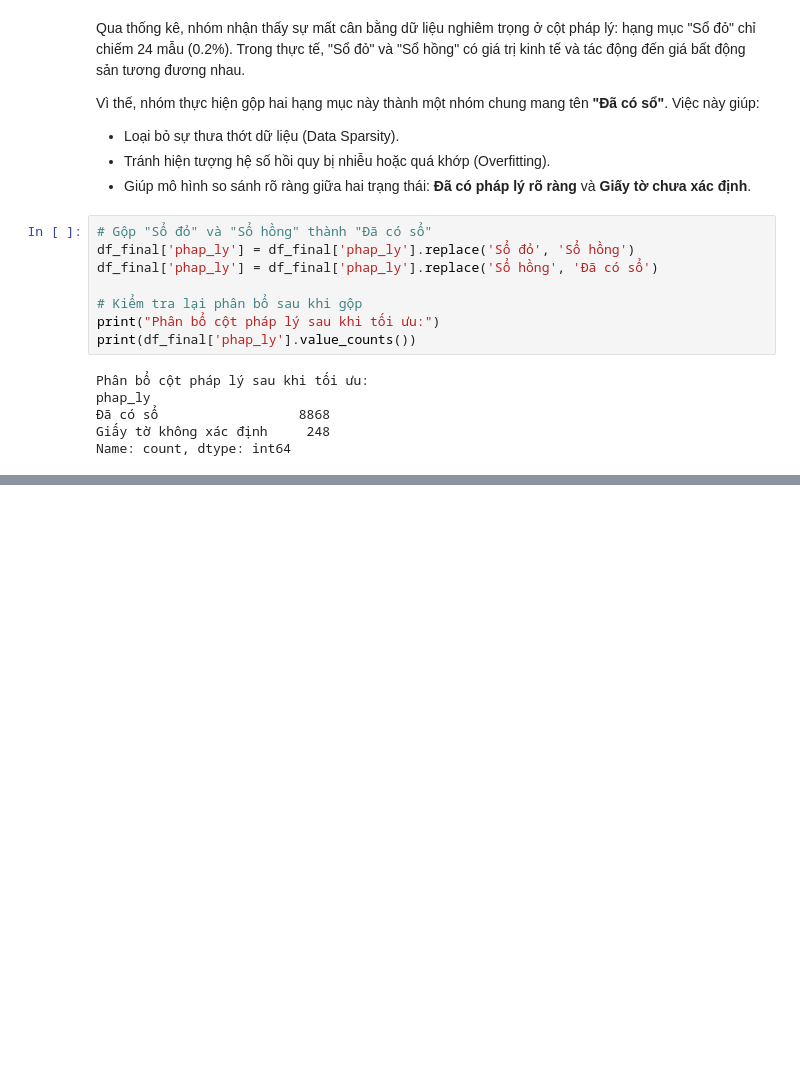
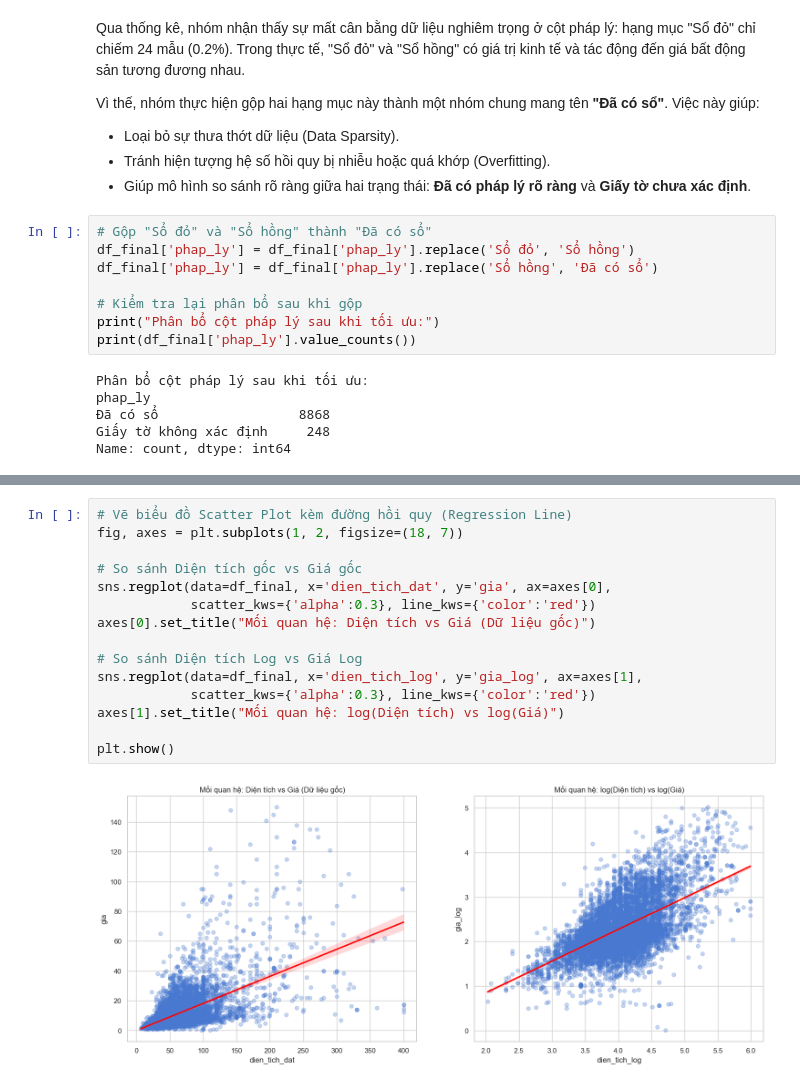
Before and after one commit to pqthinh232/ML-Lab02-Linear_Regression_Project-Real_Estate_Price_Analysis_and_Prediction, a Jupyter notebook: preprocessing and eda/preprocessing_and_eda.ipynb, the cells around one changed output, grey strips where cells are left out. Cells and saved outputs as stored; diff of their text form; blank space fills up the shorter version.

```diff
--- a/preprocessing and eda/preprocessing_and_eda.ipynb
+++ b/preprocessing and eda/preprocessing_and_eda.ipynb
@@ -443,0 +486,17 @@ Name: count, dtype: int64
+# %%
+# Vẽ biểu đồ Scatter Plot kèm đường hồi quy (Regression Line)
+fig, axes = plt.subplots(1, 2, figsize=(18, 7))
+
+# So sánh Diện tích gốc vs Giá gốc
+sns.regplot(data=df_final, x='dien_tich_dat', y='gia', ax=axes[0],
+            scatter_kws={'alpha':0.3}, line_kws={'color':'red'})
+axes[0].set_title("Mối quan hệ: Diện tích vs Giá (Dữ liệu gốc)")
+
+# So sánh Diện tích Log vs Giá Log
+sns.regplot(data=df_final, x='dien_tich_log', y='gia_log', ax=axes[1],
+            scatter_kws={'alpha':0.3}, line_kws={'color':'red'})
+axes[1].set_title("Mối quan hệ: log(Diện tích) vs log(Giá)")
+
+plt.show()
+# %% [output]
+[figure, added]
```
Also changed, not shown: parts of 13 cells of this notebook, 2 other files.
